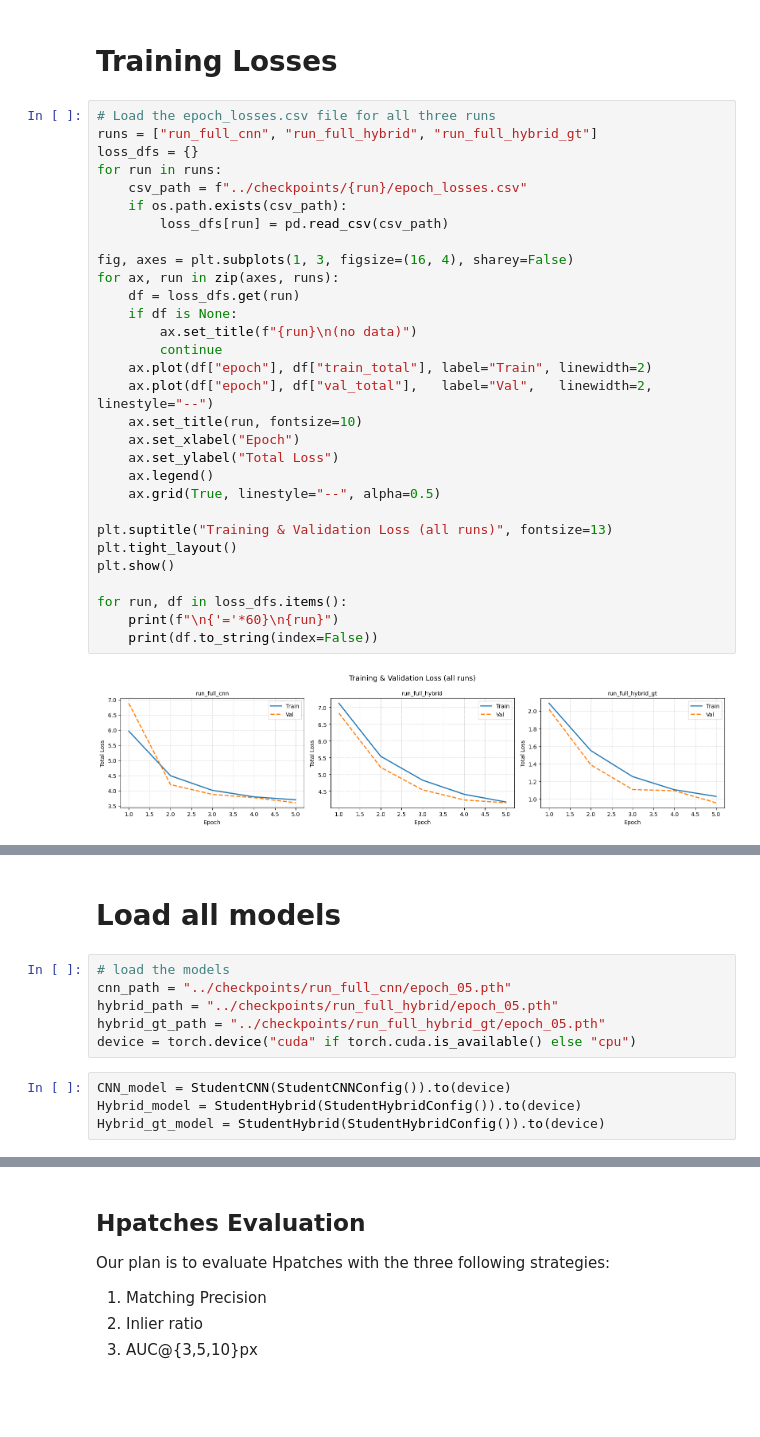
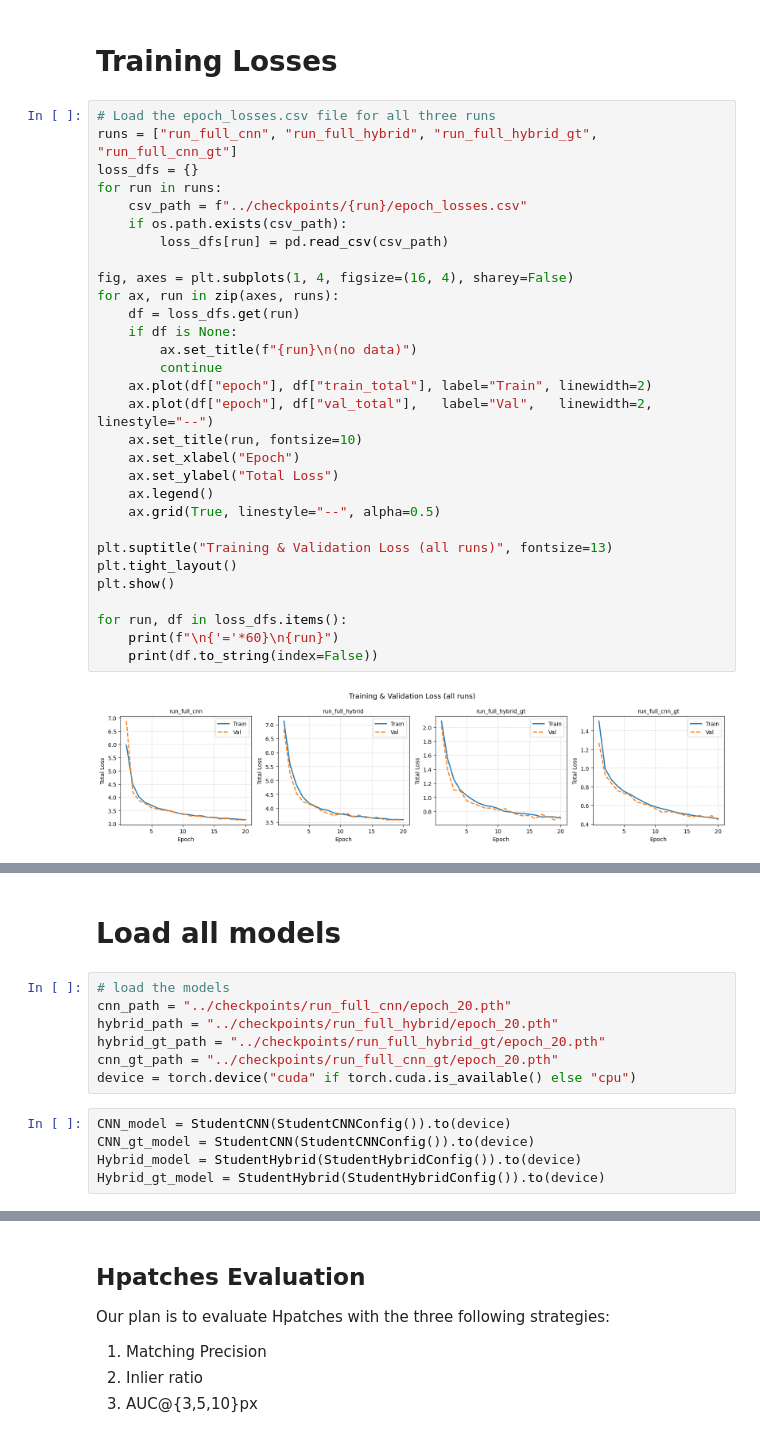
Before and after one commit to EZmoneySniper250/ECE1508DL, a Jupyter notebook: notebooks/evaluation.ipynb, the cells around one changed output, grey strips where cells are left out. Drawn from its saved outputs; the diff is of its cells as text; blank space fills up the shorter version.

```diff
--- a/notebooks/evaluation.ipynb
+++ b/notebooks/evaluation.ipynb
@@ -21,36 +21,36 @@ from models import StudentHybrid, StudentCNN, StudentHybridConfig, StudentCNNCon
 # Training Losses
 # %%
 # Load the epoch_losses.csv file for all three runs
-runs = ["run_full_cnn", "run_full_hybrid", "run_full_hybrid_gt"]
+runs = ["run_full_cnn", "run_full_hybrid", "run_full_hybrid_gt", "run_full_cnn_gt"]
 loss_dfs = {}
 for run in runs:
     csv_path = f"../checkpoints/{run}/epoch_losses.csv"
     if os.path.exists(csv_path):
         loss_dfs[run] = pd.read_csv(csv_path)
 
-fig, axes = plt.subplots(1, 3, figsize=(16, 4), sharey=False)
+fig, axes = plt.subplots(1, 4, figsize=(16, 4), sharey=False)
 for ax, run in zip(axes, runs):
     df = loss_dfs.get(run)
     if df is None:
         ax.set_title(f"{run}\n(no data)")
         continue
     ax.plot(df["epoch"], df["train_total"], label="Train", linewidth=2)
     ax.plot(df["epoch"], df["val_total"],   label="Val",   linewidth=2, linestyle="--")
     ax.set_title(run, fontsize=10)
     ax.set_xlabel("Epoch")
     ax.set_ylabel("Total Loss")
     ax.legend()
     ax.grid(True, linestyle="--", alpha=0.5)
 
 plt.suptitle("Training & Validation Loss (all runs)", fontsize=13)
 plt.tight_layout()
 plt.show()
 
 for run, df in loss_dfs.items():
     print(f"\n{'='*60}\n{run}")
     print(df.to_string(index=False))
 # %% [output]
-[figure, old version]
+[figure, new version]
 ============================================================
 run_full_cnn
  epoch  train_total  train_coarse_kd  train_feat_kd  train_gt_sup  val_total  val_coarse_kd  val_feat_kd  val_gt_sup
@@ -72,12 +72,14 @@ run_full_hybrid
 # Load all models
 # %%
 # load the models
-cnn_path = "../checkpoints/run_full_cnn/epoch_05.pth"
-hybrid_path = "../checkpoints/run_full_hybrid/epoch_05.pth"
-hybrid_gt_path = "../checkpoints/run_full_hybrid_gt/epoch_05.pth"
+cnn_path = "../checkpoints/run_full_cnn/epoch_20.pth"
+hybrid_path = "../checkpoints/run_full_hybrid/epoch_20.pth"
+hybrid_gt_path = "../checkpoints/run_full_hybrid_gt/epoch_20.pth"
+cnn_gt_path = "../checkpoints/run_full_cnn_gt/epoch_20.pth"
 device = torch.device("cuda" if torch.cuda.is_available() else "cpu")
 # %%
 CNN_model = StudentCNN(StudentCNNConfig()).to(device)
+CNN_gt_model = StudentCNN(StudentCNNConfig()).to(device)
 Hybrid_model = StudentHybrid(StudentHybridConfig()).to(device)
 Hybrid_gt_model = StudentHybrid(StudentHybridConfig()).to(device)
 # %%
```
Also changed, not shown: parts of 9 cells of this notebook.
